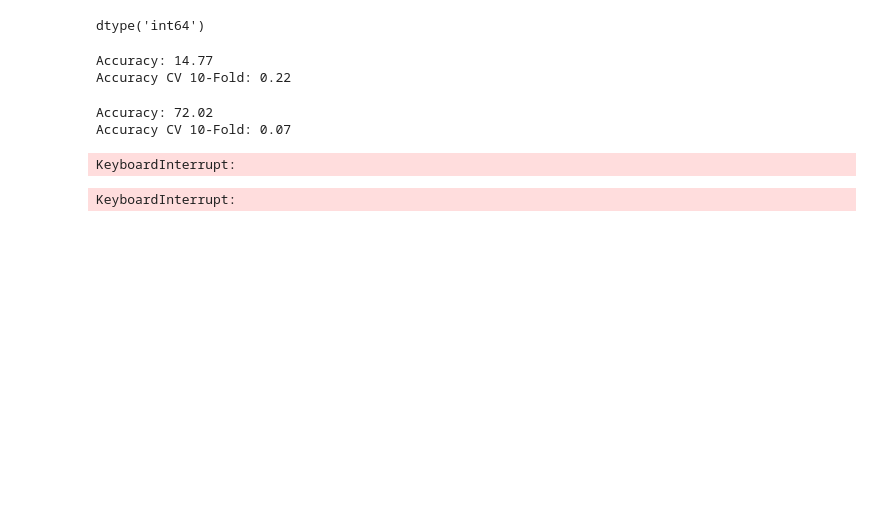
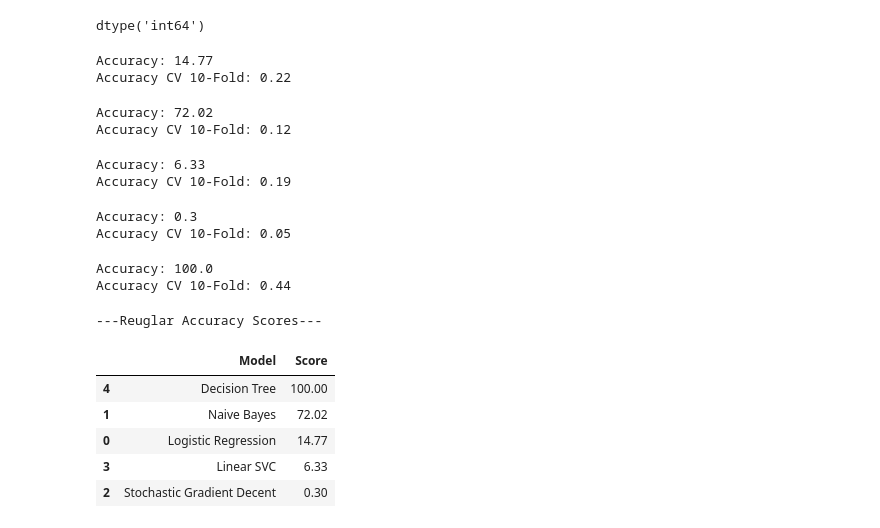
Before and after one commit to aldonaspirz/Air-Traffic, a Jupyter notebook: Air_traffic_preprocessing.ipynb, the cells around one changed output. Drawn from its saved outputs; the diff is of its cells as text; code cells hidden in the pictures; blank space fills up the shorter version.

Commit message:
koniec modelu - cos się nie zgadza do poprawki

```diff
--- a/Air_traffic_preprocessing.ipynb
+++ b/Air_traffic_preprocessing.ipynb
@@ -232,11 +225,3 @@ multiclass
 from sklearn.model_selection import train_test_split
 
 X_train,X_test,y_train,y_test=train_test_split(X,encoded,test_size=0.25,random_state=0)
-# %%
-logreg = LogisticRegression()
-
-# fit the model with data
-logreg.fit(X_train,y_train)
-
-#
-y_pred=logreg.predict(X_test)
@@ -298,13 +281,13 @@ Accuracy CV 10-Fold: 0.22
 train_pred_gaussian, acc_gaussian, acc_cv_gaussian = fit_ml_algo(GaussianNB(),
                                                                       X_train,
                                                                       y_train,
-                                                                           1)
+                                                                           2)
 
 print("Accuracy: %s" % acc_gaussian)
 print("Accuracy CV 10-Fold: %s" % acc_cv_gaussian)
 # %% [output]
 Accuracy: 72.02
-Accuracy CV 10-Fold: 0.07
+Accuracy CV 10-Fold: 0.12
 # %%
 # Linear SVC
 
@@ -316,7 +299,8 @@ train_pred_svc, acc_linear_svc, acc_cv_linear_svc = fit_ml_algo(LinearSVC(),
 print("Accuracy: %s" % acc_linear_svc)
 print("Accuracy CV 10-Fold: %s" % acc_cv_linear_svc)
 # %% [output]
-KeyboardInterrupt:
+Accuracy: 6.33
+Accuracy CV 10-Fold: 0.19
 # %%
 train_pred_sgd, acc_sgd, acc_cv_sgd = fit_ml_algo(SGDClassifier(),
                                                   X_train,
@@ -326,4 +310,44 @@ train_pred_sgd, acc_sgd, acc_cv_sgd = fit_ml_algo(SGDClassifier(),
 print("Accuracy: %s" % acc_sgd)
 print("Accuracy CV 10-Fold: %s" % acc_cv_sgd)
 # %% [output]
-KeyboardInterrupt:
+Accuracy: 0.3
+Accuracy CV 10-Fold: 0.05
+# %%
+# Decision Tree Classifier
+
+train_pred_dt, acc_dt, acc_cv_dt = fit_ml_algo(DecisionTreeClassifier(),
+                                                                X_train,
+                                                                y_train,
+                                                                5)
+
+print("Accuracy: %s" % acc_dt)
+print("Accuracy CV 10-Fold: %s" % acc_cv_dt)
+# %% [output]
+Accuracy: 100.0
+Accuracy CV 10-Fold: 0.44
+# %%
+models = pd.DataFrame({
+    'Model': ['Logistic Regression', 'Naive Bayes',
+              'Stochastic Gradient Decent', 'Linear SVC',
+              'Decision Tree'
+              ],
+    'Score': [
+
+        acc_log,
+        acc_gaussian,
+        acc_sgd,
+        acc_linear_svc,
+        acc_dt,
+
+
+    ]})
+print("---Reuglar Accuracy Scores---")
+models.sort_values(by='Score', ascending=False)
+# %% [output]
+---Reuglar Accuracy Scores---
+|  | Model | Score |
+| 4 | Decision Tree | 100.00 |
+| 1 | Naive Bayes | 72.02 |
+| 0 | Logistic Regression | 14.77 |
+| 3 | Linear SVC | 6.33 |
+| 2 | Stochastic Gradient Decent | 0.30 |
```
Also changed, not shown: parts of 4 cells of this notebook.
